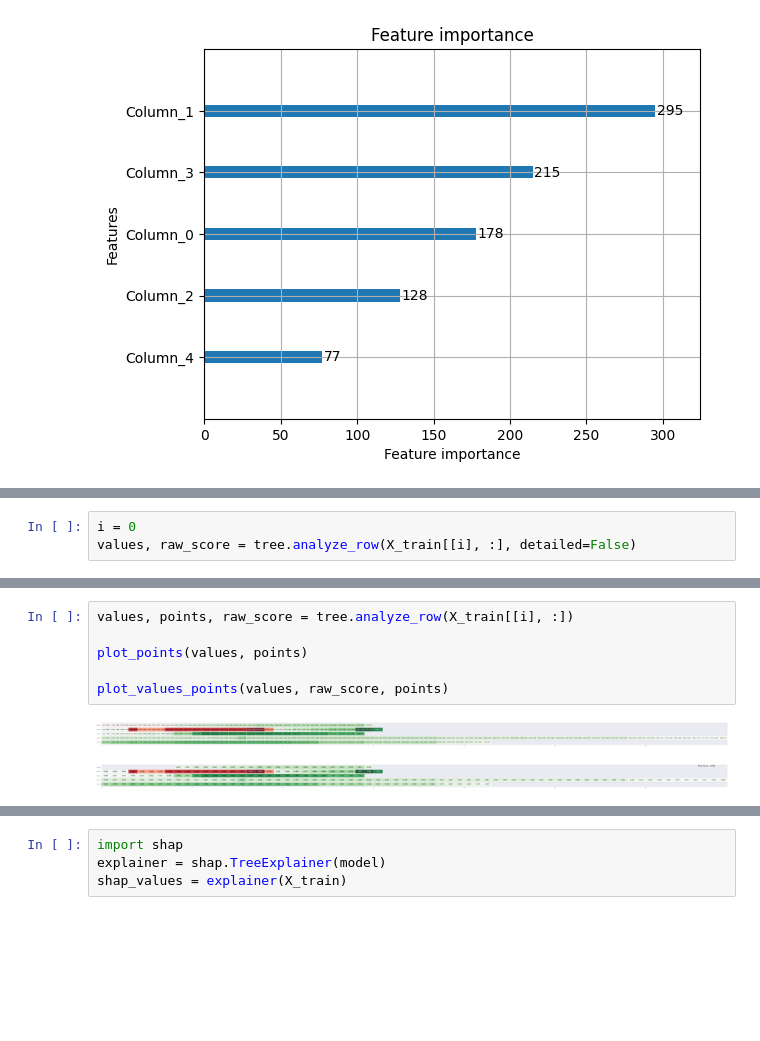
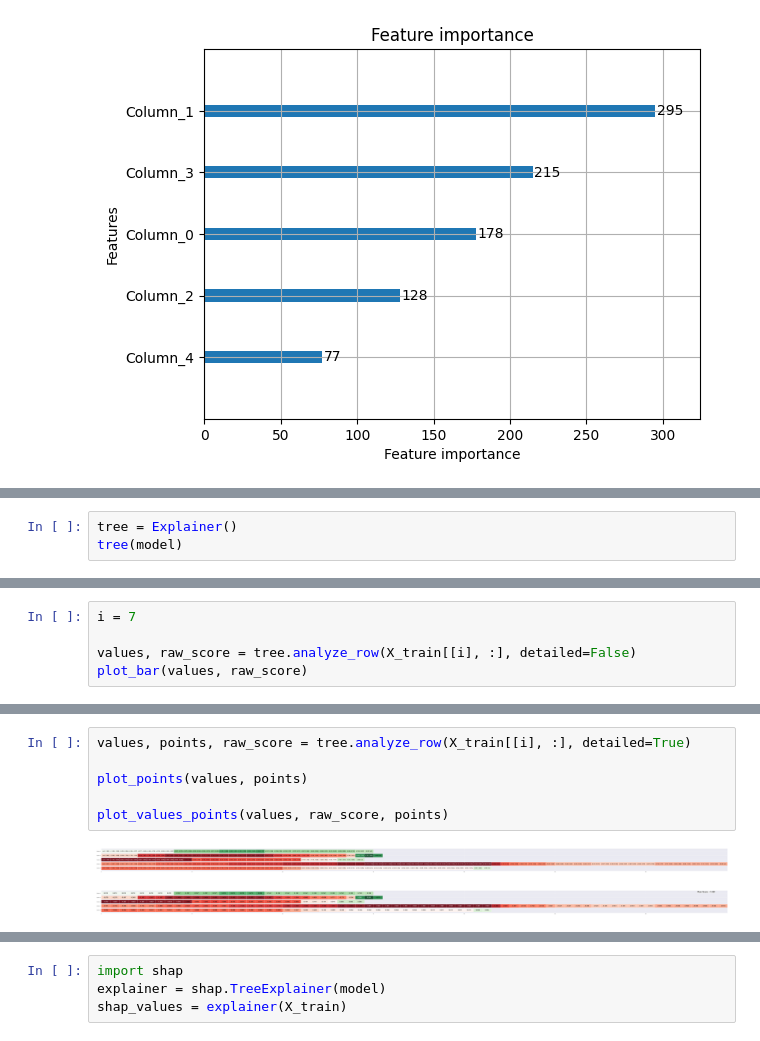
Before and after one commit to sametcopur/treemind, a Jupyter notebook: deneme.ipynb, the cells around one changed output, grey strips where cells are left out. Saved outputs shown, nothing was run; the diff lists cells and outputs as text; blank space fills up the shorter version.

```diff
--- a/deneme.ipynb
+++ b/deneme.ipynb
@@ -98,0 +95,3 @@ tree.analyze_tree()
+# %%
+tree = Explainer()
+tree(model)
@@ -99,3 +100,5 @@ tree.analyze_tree()
 # %%
-i = 0
+i = 7
+
 values, raw_score = tree.analyze_row(X_train[[i], :], detailed=False)
+plot_bar(values, raw_score)
@@ -106,12 +107,12 @@ plot_bar(values, raw_score)
 # %%
-values, points, raw_score = tree.analyze_row(X_train[[i], :])
+values, points, raw_score = tree.analyze_row(X_train[[i], :], detailed=True)
 
 plot_points(values, points)
 
 plot_values_points(values, raw_score, points)
 # %% [output]
-[figure, old version]
+[figure, new version]
-[figure, old version]
+[figure, new version]
 # %%
 import shap
 explainer = shap.TreeExplainer(model, X_train)
```
Also changed, not shown: parts of 16 cells of this notebook, 7 other files.
